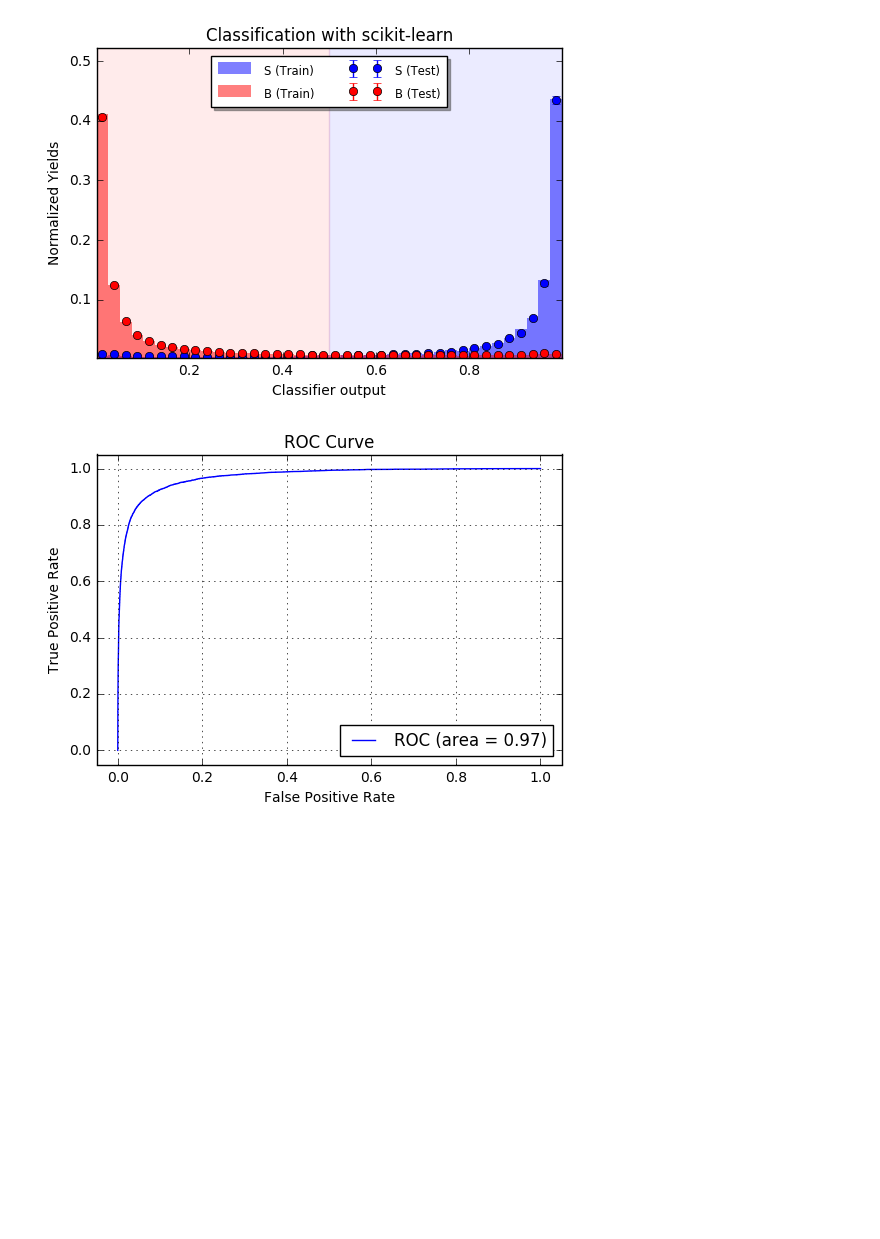
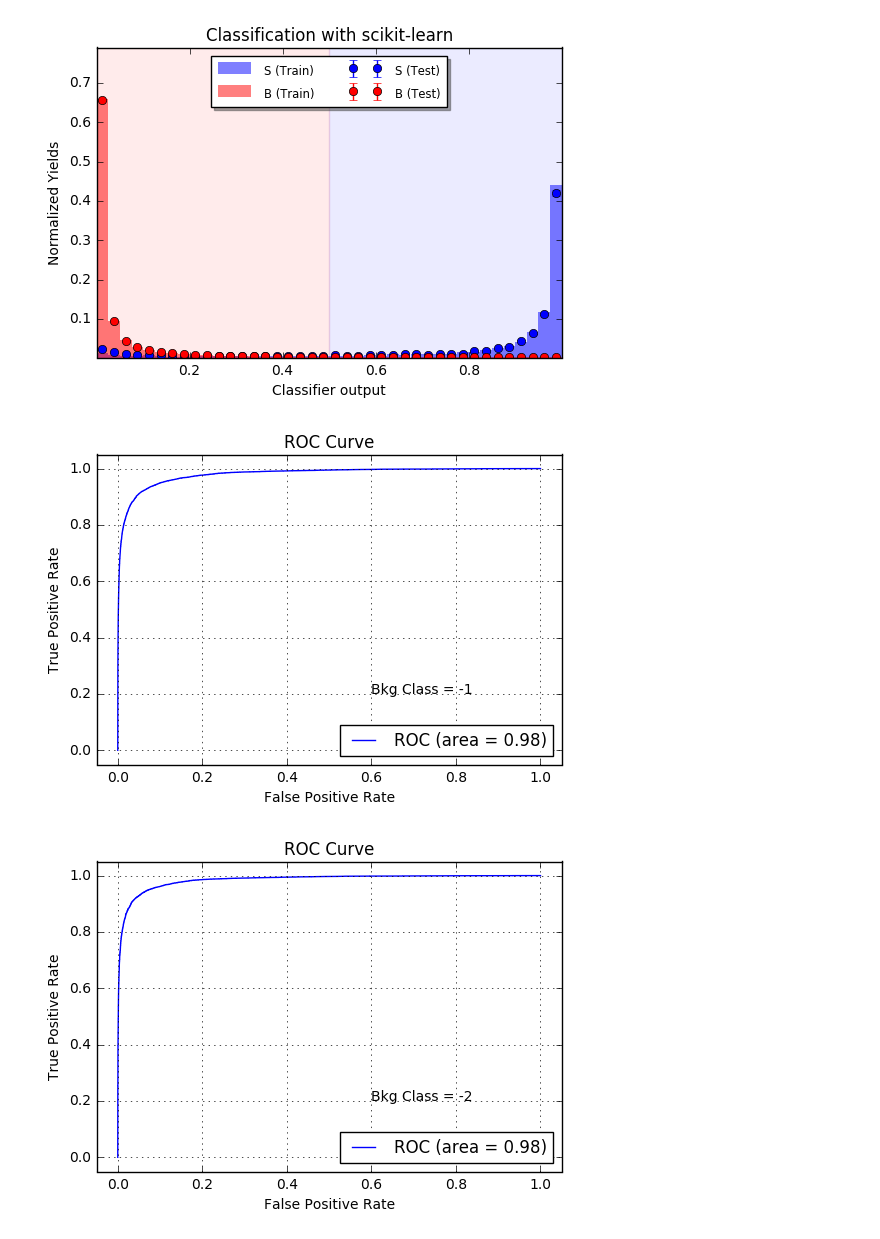
Before and after one commit to michelif/HHbbgg_ETH, a Jupyter notebook: Training/notebooks/trainMVAHHbbgg_bjetSamples.ipynb, the cells around one changed output. Drawn from its saved outputs; the diff is of its cells as text; code cells hidden in the pictures; blank space fills up the shorter version.

Commit message:
adding training with bregression

```diff
--- a/Training/notebooks/trainMVAHHbbgg_bjetSamples.ipynb
+++ b/Training/notebooks/trainMVAHHbbgg_bjetSamples.ipynb
@@ -51,4 +51,5 @@ using signal file n.0: /mnt/t3nfs01/data01/shome/nchernya/HHbbgg_ETH_devel/root_
 # %%
+from ROOT import TLorentzVector
 ###simple stupid test
 #branch_names = 'leadingJet_bDis,subleadingJet_bDis,leadingPhotonSigOverE,subleadingPhotonSigOverE,sigmaMOverMDecorr,PhoJetMinDr'.split(",")
 
@@ -58,7 +59,8 @@ using signal file n.0: /mnt/t3nfs01/data01/shome/nchernya/HHbbgg_ETH_devel/root_
 ###### REMOVING DR(hh) since not SAFE
 ### remove DR if you don't want to use it
 ### adding minDr(Gamma,Jet)
-branch_names = 'leadingJet_bDis,subleadingJet_bDis,noexpand:fabs(CosThetaStar_CS),noexpand:fabs(CosTheta_bb),noexpand:fabs(CosTheta_gg),noexpand:diphotonCandidate.Pt()/diHiggsCandidate.M(),noexpand:dijetCandidate.Pt()/diHiggsCandidate.M(),customLeadingPhotonIDMVA,customSubLeadingPhotonIDMVA,leadingPhotonSigOverE,subleadingPhotonSigOverE,sigmaMOverMDecorr,PhoJetMinDr'.split(",") #set of variables March 2017
+#branch_names = 'leadingJet_bDis,subleadingJet_bDis,noexpand:fabs(CosThetaStar_CS),noexpand:fabs(CosTheta_bb),noexpand:fabs(CosTheta_gg),noexpand:diphotonCandidate.Pt()/diHiggsCandidate.M(),noexpand:dijetCandidate.Pt()/diHiggsCandidate.M(),customLeadingPhotonIDMVA,customSubLeadingPhotonIDMVA,leadingPhotonSigOverE,subleadingPhotonSigOverE,sigmaMOverMDecorr,PhoJetMinDr'.split(",") #set of variables March 2017
+#branch_names = 'leadingJet_bDis,subleadingJet_bDis,noexpand:diphotonCandidate.Pt()/(diHiggsCandidate.M()),noexpand:diphotonCandidate.Pt()/dijetCandidate.Pt(),noexpand:fabs(CosThetaStar_CS),noexpand:fabs(CosTheta_bb),noexpand:fabs(CosTheta_gg),noexpand:dijetCandidate.Pt()/(diHiggsCandidate.M())'.split(',') # old 2016 variables
 #### Trying to add Mjj as variable, removing DR
 #branch_names = 'leadingJet_bDis,subleadingJet_bDis,noexpand:fabs(CosThetaStar_CS),noexpand:fabs(CosTheta_bb),noexpand:fabs(CosTheta_gg),noexpand:diphotonCandidate.Pt()/diHiggsCandidate.M(),noexpand:dijetCandidate.Pt()/diHiggsCandidate.M(),customLeadingPhotonIDMVA,customSubLeadingPhotonIDMVA,leadingPhotonSigOverE,subleadingPhotonSigOverE,sigmaMOverMDecorr,noexpand:dijetCandidate.M()'.split(",")
 #### Trying to add Mjj as variable, keeping DR
@@ -66,6 +68,9 @@ branch_names = 'leadingJet_bDis,subleadingJet_bDis,noexpand:fabs(CosThetaStar_CS
 #### Trying to add Mjj as variable, removing DR, adding minDr(Gamma,Jet)
 #branch_names = 'leadingJet_bDis,subleadingJet_bDis,noexpand:fabs(CosThetaStar_CS),noexpand:fabs(CosTheta_bb),noexpand:fabs(CosTheta_gg),noexpand:diphotonCandidate.Pt()/diHiggsCandidate.M(),noexpand:dijetCandidate.Pt()/diHiggsCandidate.M(),customLeadingPhotonIDMVA,customSubLeadingPhotonIDMVA,leadingPhotonSigOverE,subleadingPhotonSigOverE,sigmaMOverMDecorr,PhoJetMinDr,noexpand:dijetCandidate.M()'.split(",")
 
+branch_names = 'leadingJetCorr_bDis,subleadingJetCorr_bDis,noexpand:fabs(CosThetaStar_CS),noexpand:fabs(CosTheta_bb),noexpand:fabs(CosTheta_gg),noexpand:diphotonCandidate.Pt()/diHiggsCandidateCorr.M(),noexpand:dijetCandidateCorr.Pt()/diHiggsCandidateCorr.M(),customLeadingPhotonIDMVA,customSubLeadingPhotonIDMVA,leadingPhotonSigOverE,subleadingPhotonSigOverE,sigmaMOverMDecorr,PhoJetMinDr'.split(",") #set of variables March 2017 but regressed
+b_reg_branches = 'leadingJet_bRegNNResolution,subleadingJet_bRegNNResolution,dijetSigmaMOverM'.split(",")
+branch_names = branch_names+b_reg_branches
 
 branch_names = [c.strip() for c in branch_names]
 #branch_names = (b.replace(" ", "_") for b in branch_names)
@@ -87,6 +92,7 @@ X_bkg,y_bkg,weights_bkg,X_sig,y_sig,weights_sig=preprocessing.set_variables(bran
 
 #relative weighting between components of one class is kept, all classes normalized to the same
 weights_sig=preprocessing.weight_signal_with_resolution(weights_sig,y_sig)
+weights_sig=preprocessing.weight_signal_with_resolution_bjet(weights_sig,y_sig)
 #reweight also resonant higgs with resolution
 #weights_bkg=preprocessing.weight_background_with_resolution(weights_bkg,y_bkg,-3)
 #weights_bkg=preprocessing.weight_background_with_resolution(weights_bkg,y_bkg,-4)
@@ -145,21 +157,18 @@ IOError: [Errno 2] No such file or directory: '/mnt/t3nfs01/data01/shome/ncherny
 # %%
-#joblib.dump(clf, os.path.expanduser('~/HHbbgg_ETH_devel/Training/output_files/simple_test_binary.pkl'), compress=9)
-utils.IO.plotFolder = '/mnt/t3nfs01/data01/shome/nchernya/HHbbgg_ETH_devel/Training/plots/'
+import matplotlib.pyplot as plt
+outstr = "2017variablesREG"
+utils.IO.plotFolder = '/mnt/t3nfs01/data01/shome/nchernya/HHbbgg_ETH_devel/Training/plots/%s/'%outstr
 # %%
-import matplotlib.pyplot as plt
-
-plotting.plot_classifier_output(clf,X_total_train,X_total_test,y_total_train,y_total_test,outString="xbrg_resWeight_optimized_ggH_reweight_smalltest")
+plt.clf()
+plotting.plot_classifier_output(clf,X_total_train,X_total_test,y_total_train,y_total_test,outString=outstr)
 plt.show()
-#fpr_gJets_2ndtest_2,tpr_gJets_2ndtest_2 = plotting.plot_roc_curve_multiclass_singleBkg(X_total_test,y_total_test,clf,-2,outString="xgbr_gJets_resWeighting_optimized_ggH_reweight_smalltest",weights=w_total_test)
-#plt.show()
-#fpr_dipho_2ndtest_2,tpr_dipho_2ndtest_2 = plotting.plot_roc_curve_multiclass_singleBkg(X_total_test,y_total_test,clf,-1,outString="xgbr_diphotons_resWeighting_optimized_ggH_reweight_smalltest",weights=w_total_test)
-#plt.show()
+fpr_dipho_2ndtest_2,tpr_dipho_2ndtest_2 = plotting.plot_roc_curve_multiclass_singleBkg(X_total_test,y_total_test,clf,-1,outString=outstr,weights=w_total_test)
+plt.show()
+fpr_gJets_2ndtest_2,tpr_gJets_2ndtest_2 = plotting.plot_roc_curve_multiclass_singleBkg(X_total_test,y_total_test,clf,-2,outString=outstr,weights=w_total_test)
+plt.show()
 #fpr_dipho_2ndtest_2,tpr_dipho_2ndtest_2 = plotting.plot_roc_curve_multiclass_singleBkg(X_total_test,y_total_test,clf,-3,outString="xgbr_diphotonsBJets_resWeighting_optimized_ggH_reweight_smalltest",weights=w_total_test)
 #plt.show()
 # %% [output]
-[figure, old version]
+[figure, new version]
+[figure, added]
+[figure, added]
-# %%
-fpr_dipho_2ndtest_2,tpr_dipho_2ndtest_2 = plotting.plot_roc_curve_multiclass_singleBkg(X_total_test,y_total_test,clf,-1,outString="xgbr_diphotons_resWeighting_optimized_ggH_reweight_smalltest",weights=w_total_test)
-plt.show()
-# %% [output]
-[figure, removed]
```
Also changed, not shown: parts of 5 cells of this notebook, 3 other files.
